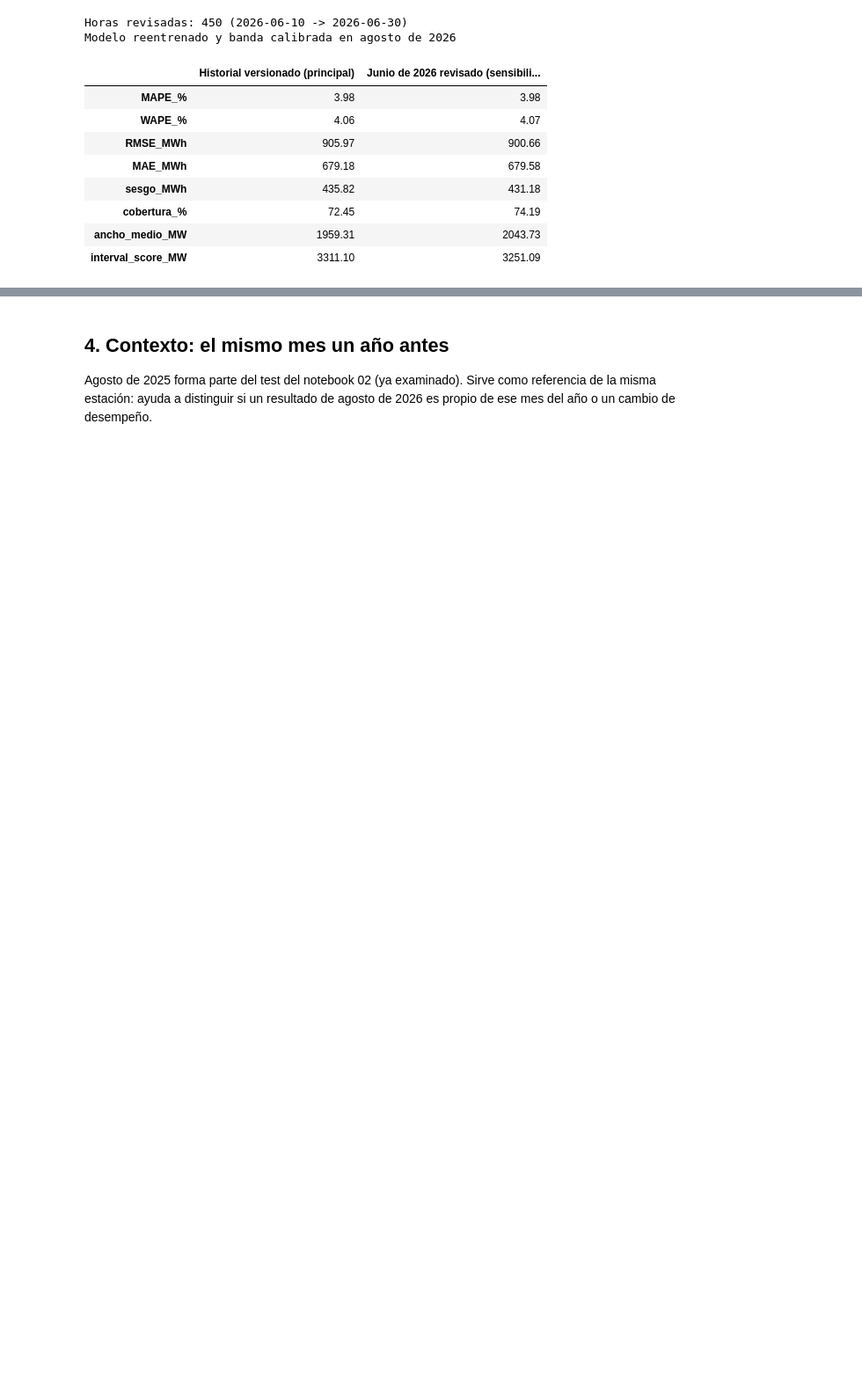
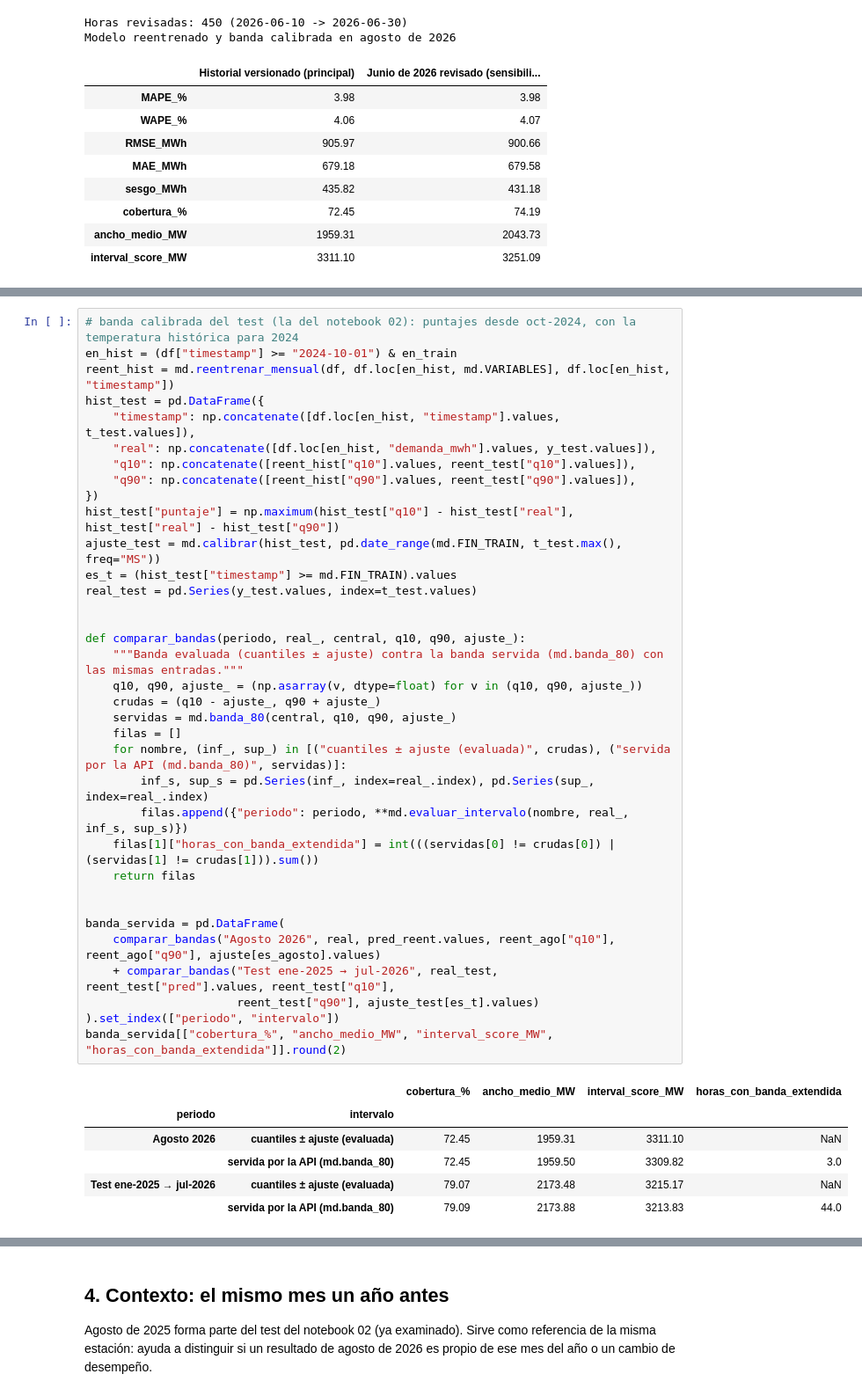
Before and after one commit to ElMejorGrupo4/forecast-demanda-mem, a Jupyter notebook: notebooks/04_evaluacion_agosto_2026.ipynb, the cells around one changed output, grey strips where cells are left out. Shown at 88% size. Cells and saved outputs as stored; diff of their text form; blank space fills up the shorter version.

Commit message:
Revisión de la API: historial térmico explícito, validación de Open-Meteo, alcance de cada respuesta, banda única, snapshots trazables y entorno fijado

```diff
--- a/notebooks/04_evaluacion_agosto_2026.ipynb
+++ b/notebooks/04_evaluacion_agosto_2026.ipynb
@@ -302,0 +311,42 @@ Modelo reentrenado y banda calibrada en agosto de 2026
+# %%
+# banda calibrada del test (la del notebook 02): puntajes desde oct-2024, con la temperatura histórica para 2024
+en_hist = (df["timestamp"] >= "2024-10-01") & en_train
+reent_hist = md.reentrenar_mensual(df, df.loc[en_hist, md.VARIABLES], df.loc[en_hist, "timestamp"])
+hist_test = pd.DataFrame({
+    "timestamp": np.concatenate([df.loc[en_hist, "timestamp"].values, t_test.values]),
+    "real": np.concatenate([df.loc[en_hist, "demanda_mwh"].values, y_test.values]),
+    "q10": np.concatenate([reent_hist["q10"].values, reent_test["q10"].values]),
+    "q90": np.concatenate([reent_hist["q90"].values, reent_test["q90"].values]),
+})
+hist_test["puntaje"] = np.maximum(hist_test["q10"] - hist_test["real"], hist_test["real"] - hist_test["q90"])
+ajuste_test = md.calibrar(hist_test, pd.date_range(md.FIN_TRAIN, t_test.max(), freq="MS"))
+es_t = (hist_test["timestamp"] >= md.FIN_TRAIN).values
+real_test = pd.Series(y_test.values, index=t_test.values)
+
+
+def comparar_bandas(periodo, real_, central, q10, q90, ajuste_):
+    """Banda evaluada (cuantiles ± ajuste) contra la banda servida (md.banda_80) con las mismas entradas."""
+    q10, q90, ajuste_ = (np.asarray(v, dtype=float) for v in (q10, q90, ajuste_))
+    crudas = (q10 - ajuste_, q90 + ajuste_)
+    servidas = md.banda_80(central, q10, q90, ajuste_)
+    filas = []
+    for nombre, (inf_, sup_) in [("cuantiles ± ajuste (evaluada)", crudas), ("servida por la API (md.banda_80)", servidas)]:
+        inf_s, sup_s = pd.Series(inf_, index=real_.index), pd.Series(sup_, index=real_.index)
+        filas.append({"periodo": periodo, **md.evaluar_intervalo(nombre, real_, inf_s, sup_s)})
+    filas[1]["horas_con_banda_extendida"] = int(((servidas[0] != crudas[0]) | (servidas[1] != crudas[1])).sum())
+    return filas
+
+
+banda_servida = pd.DataFrame(
+    comparar_bandas("Agosto 2026", real, pred_reent.values, reent_ago["q10"], reent_ago["q90"], ajuste[es_agosto].values)
+    + comparar_bandas("Test ene-2025 → jul-2026", real_test, reent_test["pred"].values, reent_test["q10"],
+                      reent_test["q90"], ajuste_test[es_t].values)
+).set_index(["periodo", "intervalo"])
+banda_servida[["cobertura_%", "ancho_medio_MW", "interval_score_MW", "horas_con_banda_extendida"]].round(2)
+# %% [output]
+|  |  | cobertura_% | ancho_medio_MW | interval_score_MW | horas_con_banda_extendida |
+| periodo | intervalo |  |  |  |  |
+| Agosto 2026 | cuantiles ± ajuste (evaluada) | 72.45 | 1959.31 | 3311.10 | NaN |
+|  | servida por la API (md.banda_80) | 72.45 | 1959.50 | 3309.82 | 3.0 |
+| Test ene-2025 → jul-2026 | cuantiles ± ajuste (evaluada) | 79.07 | 2173.48 | 3215.17 | NaN |
+|  | servida por la API (md.banda_80) | 79.09 | 2173.88 | 3213.83 | 44.0 |
```
Also changed, not shown: parts of 2 cells of this notebook, 10 other files.
